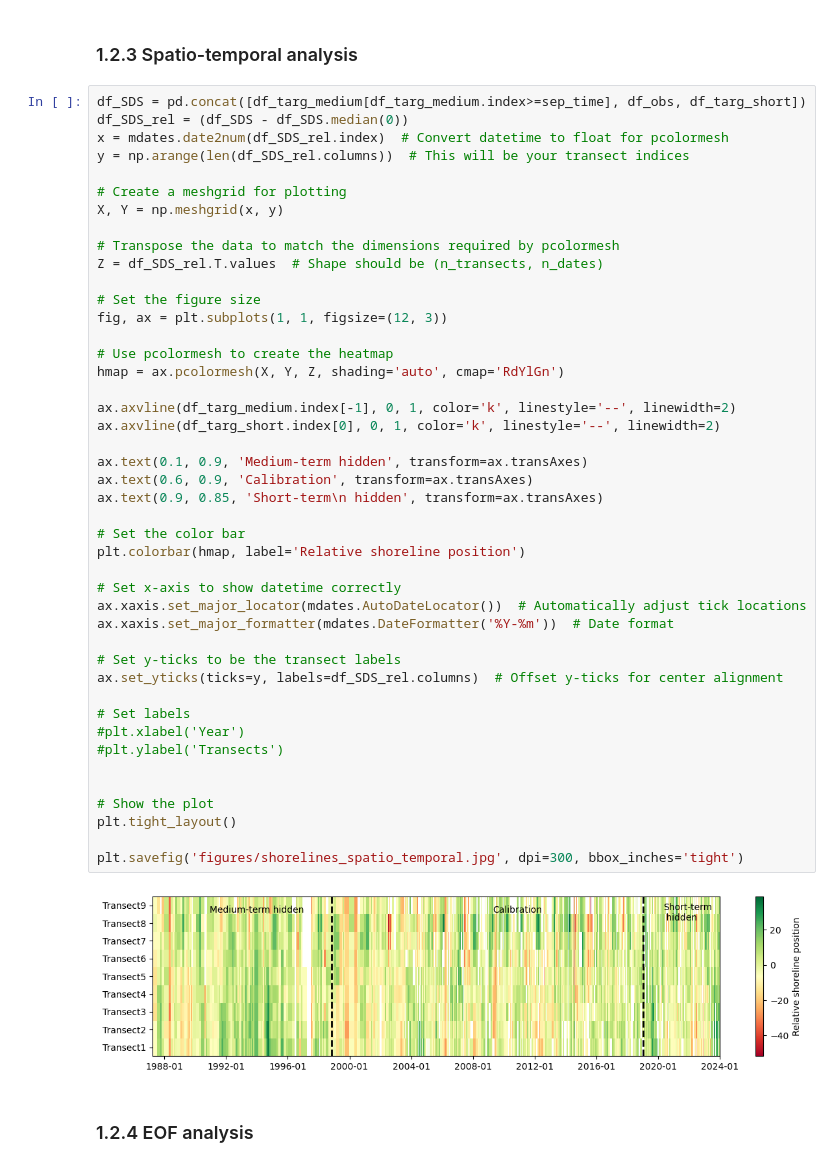
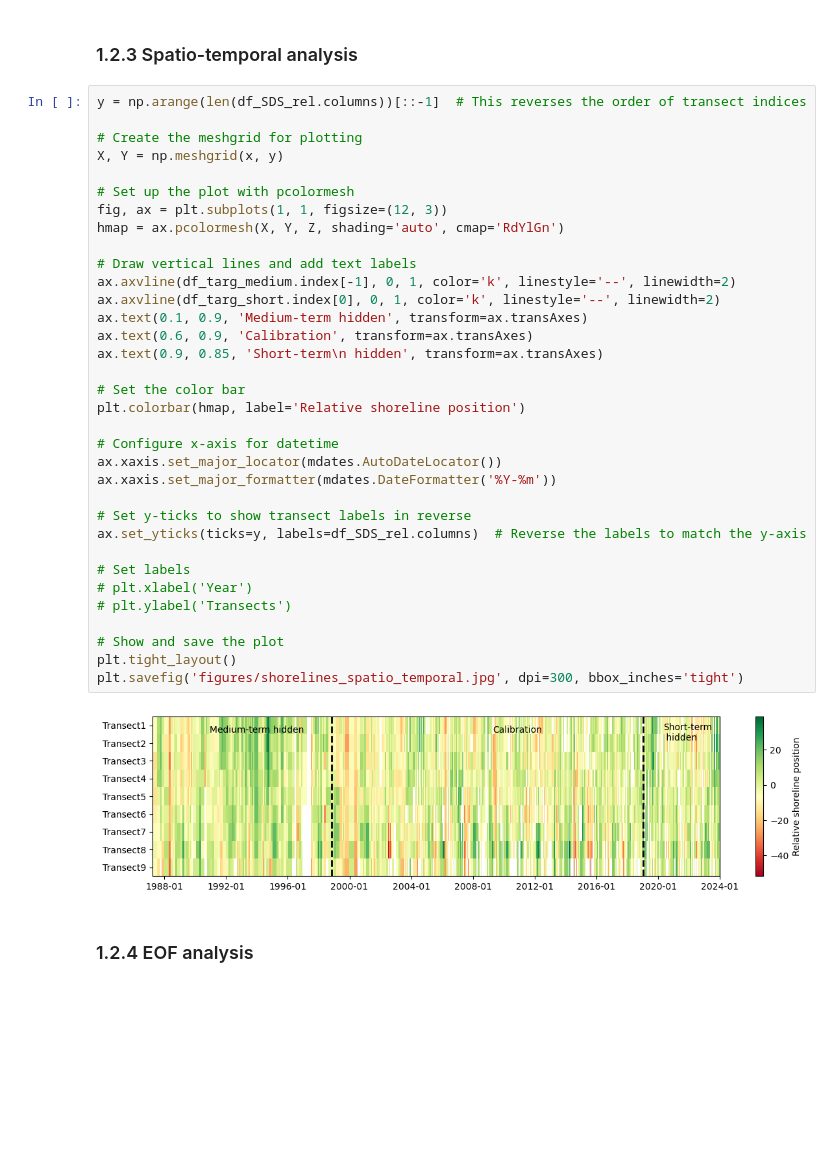
Before and after one commit to ShoreShop/ShoreModel_Benchmark, a Jupyter notebook: 1.data_explore.ipynb, the cells around one changed output. Cells and saved outputs as stored; diff of their text form; blank space fills up the shorter version.

Commit message:
Update plots

```diff
--- a/1.data_explore.ipynb
+++ b/1.data_explore.ipynb
@@ -210,51 +210,41 @@ plt.savefig('figures/shorelines_temporal.jpg', dpi=300, bbox_inches='tight')
 # %% [markdown]
 ### 1.2.3 Spatio-temporal analysis
 # %%
-df_SDS = pd.concat([df_targ_medium[df_targ_medium.index>=sep_time], df_obs, df_targ_short])
-df_SDS_rel = (df_SDS - df_SDS.median(0))
-x = mdates.date2num(df_SDS_rel.index)  # Convert datetime to float for pcolormesh
-y = np.arange(len(df_SDS_rel.columns))  # This will be your transect indices
+y = np.arange(len(df_SDS_rel.columns))[::-1]  # This reverses the order of transect indices
 
-# Create a meshgrid for plotting
+# Create the meshgrid for plotting
 X, Y = np.meshgrid(x, y)
 
-# Transpose the data to match the dimensions required by pcolormesh
-Z = df_SDS_rel.T.values  # Shape should be (n_transects, n_dates)
-
-# Set the figure size
+# Set up the plot with pcolormesh
 fig, ax = plt.subplots(1, 1, figsize=(12, 3))
-
-# Use pcolormesh to create the heatmap
 hmap = ax.pcolormesh(X, Y, Z, shading='auto', cmap='RdYlGn')
 
+# Draw vertical lines and add text labels
 ax.axvline(df_targ_medium.index[-1], 0, 1, color='k', linestyle='--', linewidth=2)
 ax.axvline(df_targ_short.index[0], 0, 1, color='k', linestyle='--', linewidth=2)
-
 ax.text(0.1, 0.9, 'Medium-term hidden', transform=ax.transAxes)
 ax.text(0.6, 0.9, 'Calibration', transform=ax.transAxes)
 ax.text(0.9, 0.85, 'Short-term\n hidden', transform=ax.transAxes)
 
 # Set the color bar
 plt.colorbar(hmap, label='Relative shoreline position')
 
-# Set x-axis to show datetime correctly
-ax.xaxis.set_major_locator(mdates.AutoDateLocator())  # Automatically adjust tick locations
-ax.xaxis.set_major_formatter(mdates.DateFormatter('%Y-%m'))  # Date format
+# Configure x-axis for datetime
+ax.xaxis.set_major_locator(mdates.AutoDateLocator())
+ax.xaxis.set_major_formatter(mdates.DateFormatter('%Y-%m'))
 
-# Set y-ticks to be the transect labels
-ax.set_yticks(ticks=y, labels=df_SDS_rel.columns)  # Offset y-ticks for center alignment
+# Set y-ticks to show transect labels in reverse
+ax.set_yticks(ticks=y, labels=df_SDS_rel.columns)  # Reverse the labels to match the y-axis
 
 # Set labels
-#plt.xlabel('Year')
-#plt.ylabel('Transects')
+# plt.xlabel('Year')
+# plt.ylabel('Transects')
 
-
-# Show the plot
+# Show and save the plot
 plt.tight_layout()
-
 plt.savefig('figures/shorelines_spatio_temporal.jpg', dpi=300, bbox_inches='tight')
 # %% [output]
-[figure, old version]
+[figure, new version]
 # %% [markdown]
 ### 1.2.4 EOF analysis
 # %%
```
Also changed, not shown: 16 other files.
